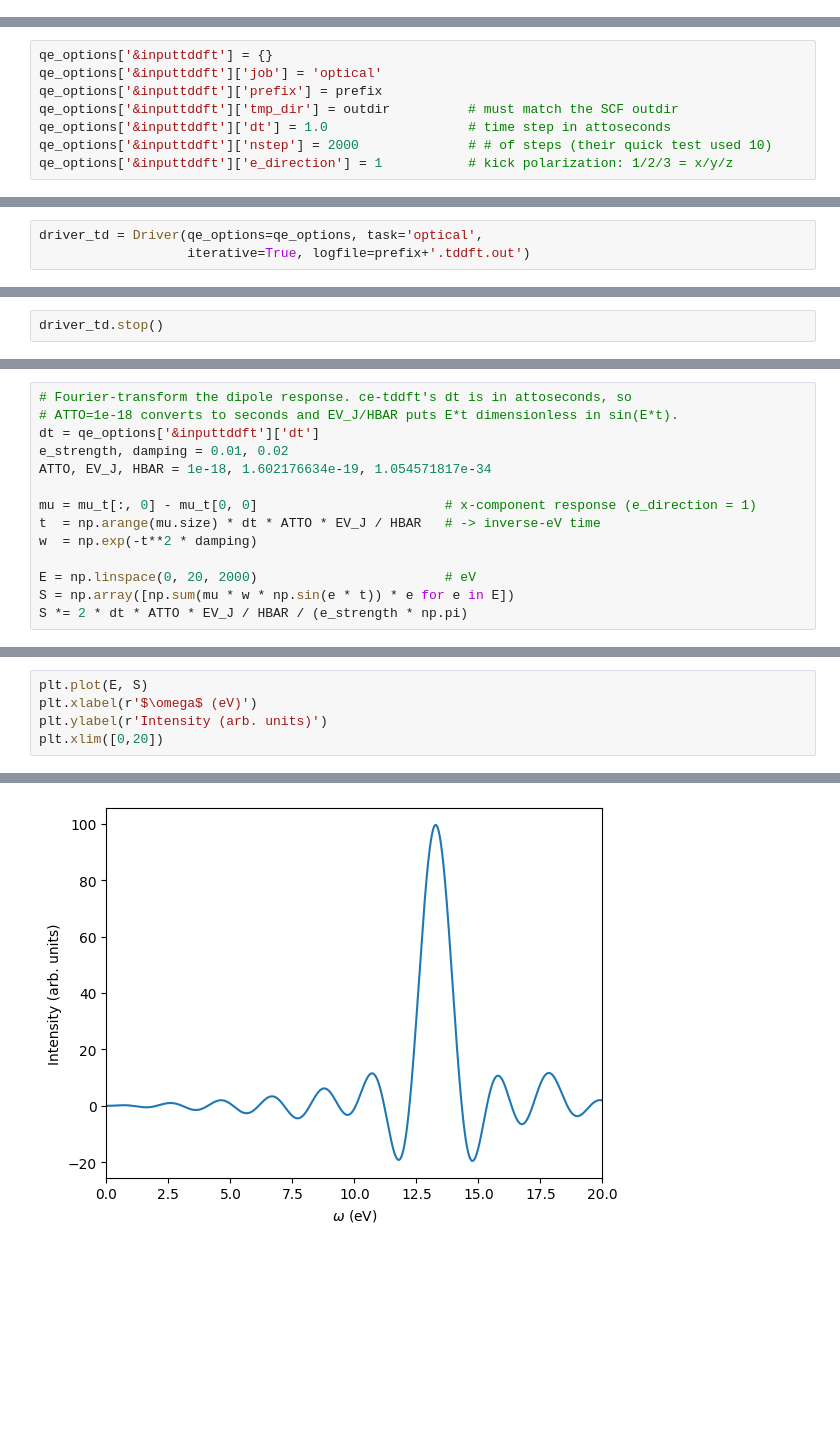
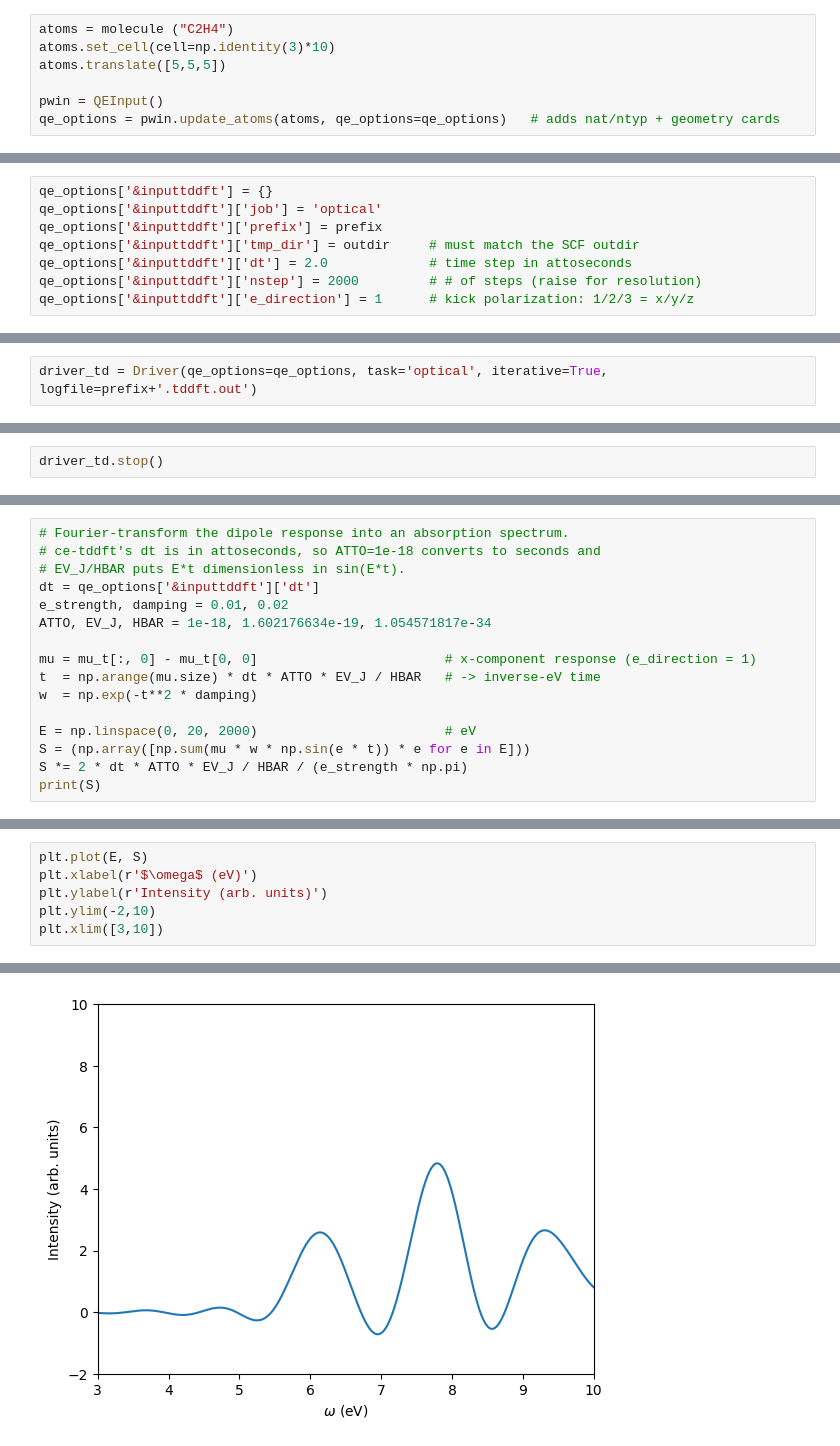
Before and after one commit to Pavanello-Research-Group/QEpy_Paper_exmpl, a Jupyter notebook: qepy_rt-tddft.ipynb, the cells around one changed output, grey strips where cells are left out. Drawn from its saved outputs; the diff is of its cells as text; blank space fills up the shorter version.

Commit message:
Real time and phonon notebooks

```diff
--- a/qepy_rt-tddft.ipynb
+++ b/qepy_rt-tddft.ipynb
@@ -71,10 +56,17 @@ qe_options['k_points automatic'] = ['1 1 1 0 0 0']
+# %%
+atoms = molecule ("C2H4")
+atoms.set_cell(cell=np.identity(3)*10)
+atoms.translate([5,5,5])
+
+pwin = QEInput()
+qe_options = pwin.update_atoms(atoms, qe_options=qe_options)   # adds nat/ntyp + geometry cards
 # %% [markdown]
 ## Add the real-time TDDFT (`&inputtddft`) parameters
 # %%
 qe_options['&inputtddft'] = {}
 qe_options['&inputtddft']['job'] = 'optical'
 qe_options['&inputtddft']['prefix'] = prefix
-qe_options['&inputtddft']['tmp_dir'] = outdir          # must match the SCF outdir
-qe_options['&inputtddft']['dt'] = 1.0                  # time step in attoseconds
-qe_options['&inputtddft']['nstep'] = 2000              # # of steps (their quick test used 10)
-qe_options['&inputtddft']['e_direction'] = 1           # kick polarization: 1/2/3 = x/y/z
+qe_options['&inputtddft']['tmp_dir'] = outdir     # must match the SCF outdir
+qe_options['&inputtddft']['dt'] = 2.0             # time step in attoseconds
+qe_options['&inputtddft']['nstep'] = 2000         # # of steps (raise for resolution)
+qe_options['&inputtddft']['e_direction'] = 1      # kick polarization: 1/2/3 = x/y/z
@@ -108,8 +121,7 @@ driver.stop()          # finalize the SCF driver so the .save is fully flushed
 # %% [markdown]
 ## Step 1: Initialize the Driver class for the optical (ce-tddft) run
 # %%
-driver_td = Driver(qe_options=qe_options, task='optical',
-                   iterative=True, logfile=prefix+'.tddft.out')
+driver_td = Driver(qe_options=qe_options, task='optical', iterative=True, logfile=prefix+'.tddft.out')
 # %% [markdown]
 ## Step 2: Propagate in real time and collect the dipole
 # %%
@@ -125,6 +137,7 @@ driver_td.stop()
 # %%
-# Fourier-transform the dipole response. ce-tddft's dt is in attoseconds, so
-# ATTO=1e-18 converts to seconds and EV_J/HBAR puts E*t dimensionless in sin(E*t).
+# Fourier-transform the dipole response into an absorption spectrum.
+# ce-tddft's dt is in attoseconds, so ATTO=1e-18 converts to seconds and
+# EV_J/HBAR puts E*t dimensionless in sin(E*t).
 dt = qe_options['&inputtddft']['dt']
 e_strength, damping = 0.01, 0.02
 ATTO, EV_J, HBAR = 1e-18, 1.602176634e-19, 1.054571817e-34
@@ -134,5 +147,6 @@ t  = np.arange(mu.size) * dt * ATTO * EV_J / HBAR   # -> inverse-eV time
 w  = np.exp(-t**2 * damping)
 
 E = np.linspace(0, 20, 2000)                        # eV
-S = np.array([np.sum(mu * w * np.sin(e * t)) * e for e in E])
+S = (np.array([np.sum(mu * w * np.sin(e * t)) * e for e in E]))
 S *= 2 * dt * ATTO * EV_J / HBAR / (e_strength * np.pi)
+print(S)
@@ -140,5 +157,6 @@ S *= 2 * dt * ATTO * EV_J / HBAR / (e_strength * np.pi)
 plt.plot(E, S)
 plt.xlabel(r'$\omega$ (eV)')
 plt.ylabel(r'Intensity (arb. units)')
-plt.xlim([0,20])
+plt.ylim(-2,10)
+plt.xlim([3,10])
 # %% [output]
@@ -146 +164 @@ plt.xlim([0,20])
-[figure, old version]
+[figure, new version]
```
Also changed, not shown: parts of 20 cells of this notebook, 1 other file.
